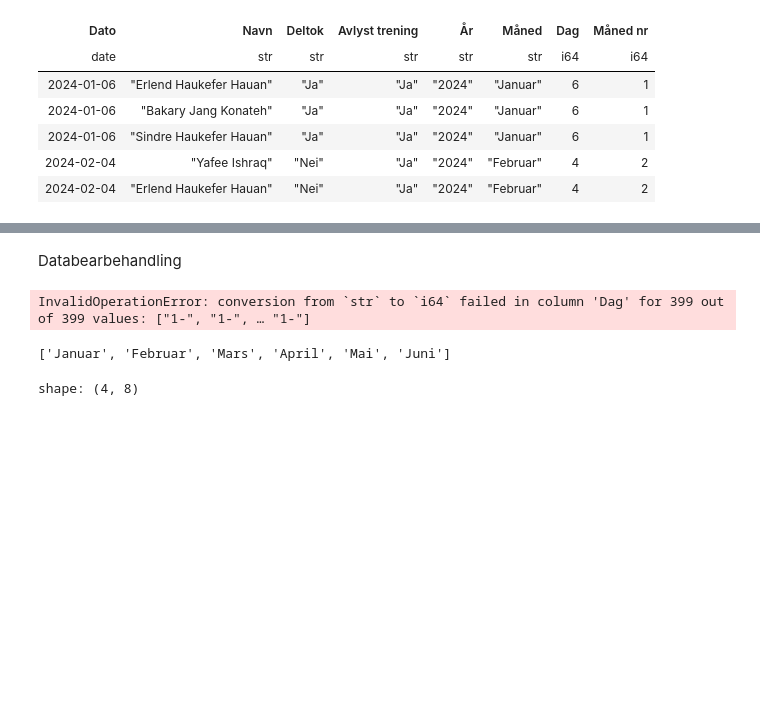
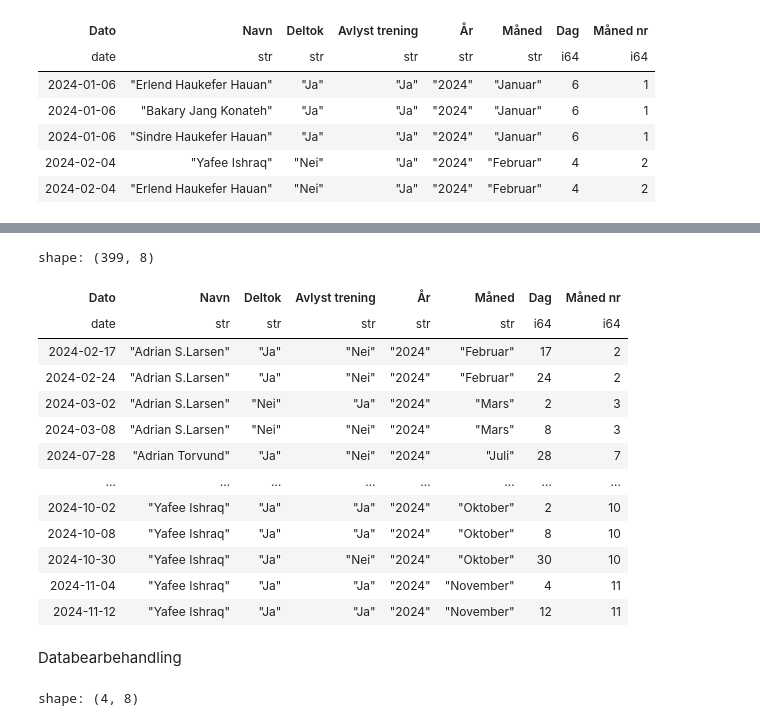
Before and after one commit to PolarsDude/treningsstatistikk-, a Jupyter notebook: test_fil.ipynb, the cells around one changed output, grey strips where cells are left out. Saved outputs shown, nothing was run; the diff lists cells and outputs as text; code cells hidden in the pictures; blank space fills up the shorter version.

```diff
--- a/test_fil.ipynb
+++ b/test_fil.ipynb
@@ -51,47 +104,22 @@ shape: (30, 3)
+# %%
+df.sort(by = ['Navn', 'Dato'])
+# %% [output]
+shape: (399, 8)
+| Dato | Navn | Deltok | Avlyst trening | År | Måned | Dag | Måned nr |
+| date | str | str | str | str | str | i64 | i64 |
+| 2024-02-17 | "Adrian S.Larsen" | "Ja" | "Nei" | "2024" | "Februar" | 17 | 2 |
+| 2024-02-24 | "Adrian S.Larsen" | "Ja" | "Nei" | "2024" | "Februar" | 24 | 2 |
+| 2024-03-02 | "Adrian S.Larsen" | "Nei" | "Ja" | "2024" | "Mars" | 2 | 3 |
+| 2024-03-08 | "Adrian S.Larsen" | "Nei" | "Nei" | "2024" | "Mars" | 8 | 3 |
+| 2024-07-28 | "Adrian Torvund" | "Ja" | "Nei" | "2024" | "Juli" | 28 | 7 |
+| … | … | … | … | … | … | … | … |
+| 2024-10-02 | "Yafee Ishraq" | "Ja" | "Ja" | "2024" | "Oktober" | 2 | 10 |
+| 2024-10-08 | "Yafee Ishraq" | "Ja" | "Ja" | "2024" | "Oktober" | 8 | 10 |
+| 2024-10-30 | "Yafee Ishraq" | "Ja" | "Nei" | "2024" | "Oktober" | 30 | 10 |
+| 2024-11-04 | "Yafee Ishraq" | "Ja" | "Ja" | "2024" | "November" | 4 | 11 |
+| 2024-11-12 | "Yafee Ishraq" | "Ja" | "Ja" | "2024" | "November" | 12 | 11 |
 # %% [markdown]
 Databearbehandling
-# %%
-# Fikser på dato kolonne
-df = (df
-.with_columns(pl.col('Dato').cast(pl.String).str.slice(0,4).alias('År'),
-              pl.col('Dato').cast(pl.String).str.slice(4,2).alias('Måned'),
-              pl.col('Dato').cast(pl.String).str.slice(6,2).alias('Dag')
-              )
-
-# Gjør dag om k
-.with_columns(pl.concat_str(['År', 'Måned', 'Dag'], separator='-').cast(pl.Date).alias('Dato'),
-              pl.col('Måned','Dag').cast(pl.Int64)
-              )
-)
-
-
-# Mapper måned nr til navn
-# Bruk when-then-otherwise for å mappe månedstall til navn
-df = (df
-    .with_columns(pl.col("Måned").alias('Måned nr'))
-    .with_columns(
-     pl.when(pl.col("Måned") == 1).then(pl.lit("Januar"))
-     .when(pl.col("Måned") == 2).then(pl.lit("Februar"))
-     .when(pl.col("Måned") == 3).then(pl.lit("Mars"))
-     .when(pl.col("Måned") == 4).then(pl.lit("April"))
-     .when(pl.col("Måned") == 5).then(pl.lit("Mai"))
-     .when(pl.col("Måned") == 6).then(pl.lit("Juni"))
-     .when(pl.col("Måned") == 7).then(pl.lit("Juli"))
-     .when(pl.col("Måned") == 8).then(pl.lit("August"))
-     .when(pl.col("Måned") == 9).then(pl.lit("September"))
-     .when(pl.col("Måned") == 10).then(pl.lit("Oktober"))
-     .when(pl.col("Måned") == 11).then(pl.lit("November"))
-     .when(pl.col("Måned") == 12).then(pl.lit("Desember"))
-     .otherwise(pl.lit("Ukjent"))
-     .alias("Måned")
-    )
-)
-# %% [output]
-InvalidOperationError: conversion from `str` to `i64` failed in column 'Dag' for 399 out of 399 values: ["1-", "1-", … "1-"]
-# %%
-df.select('Måned nr', 'Måned').unique().sort(by ='Måned nr',descending=False)['Måned'].to_list()
-# %% [output]
-['Januar', 'Februar', 'Mars', 'April', 'Mai', 'Juni']
 # %%
 df.filter(pl.col('Navn')=="Adrian S.Larsen")
 # %% [output]
```
Also changed, not shown: parts of 4 cells of this notebook, 1 other file.
